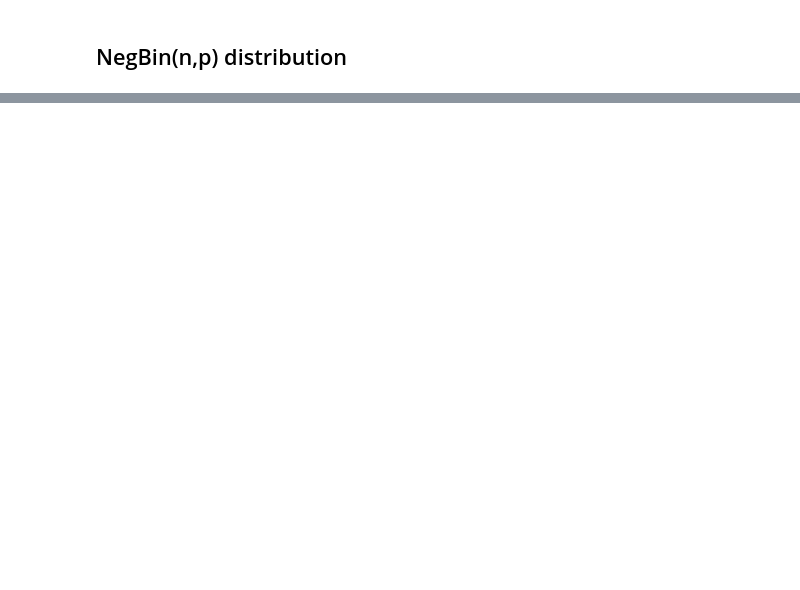
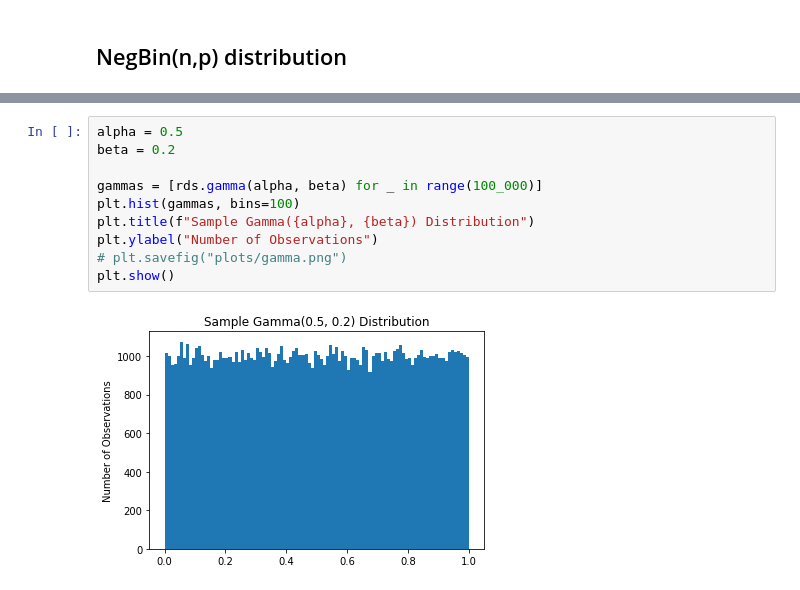
Before and after one commit to spencervore-dev/simulation_course_random_variate_generation_example, a Jupyter notebook: plot_distributions.ipynb, the cells around one changed output, grey strips where cells are left out. Saved outputs shown, nothing was run; the diff lists cells and outputs as text; blank space fills up the shorter version.

Commit message:
Looked at gamma function and saved plots

```diff
--- a/plot_distributions.ipynb
+++ b/plot_distributions.ipynb
@@ -307,0 +331,12 @@ plt.show()
+# %%
+alpha = 0.5
+beta = 0.2
+
+gammas = [rds.gamma(alpha, beta) for _ in range(100_000)]
+plt.hist(gammas, bins=100)
+plt.title(f"Sample Gamma({alpha}, {beta}) Distribution")
+plt.ylabel("Number of Observations")
+# plt.savefig("plots/gamma.png")
+plt.show()
+# %% [output]
+[figure, added]
```
Also changed, not shown: parts of 23 cells of this notebook, 22 other files.
